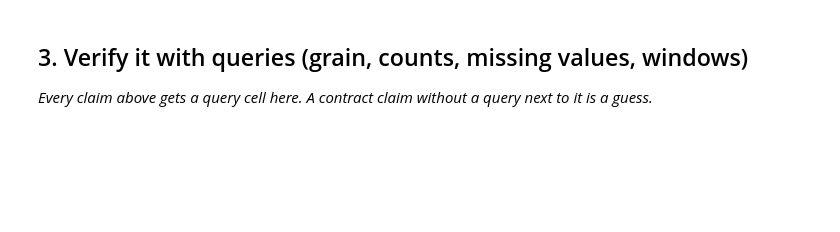
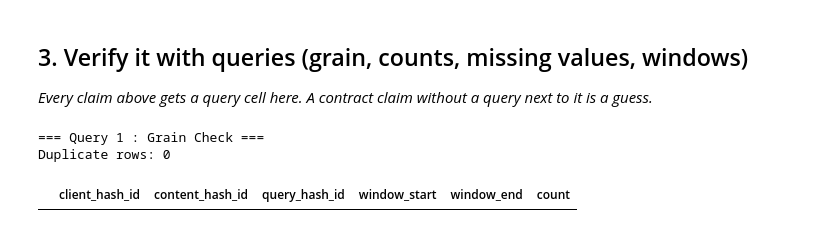
Before and after one commit to Epinnn14/Flyrank-ML-Intern, a Jupyter notebook: work/notebooks/w03_data_contract.ipynb, the cells around one changed output. Saved outputs shown, nothing was run; the diff lists cells and outputs as text; code cells hidden in the pictures; blank space fills up the shorter version.

```diff
--- a/work/notebooks/w03_data_contract.ipynb
+++ b/work/notebooks/w03_data_contract.ipynb
@@ -24,3 +153,30 @@ This skeleton is yours to fill. Work the sections **in order** — each one has
 ## 3. Verify it with queries (grain, counts, missing values, windows)
 
 *Every claim above gets a query cell here. A contract claim without a query next to it is a guess.*
+# %%
+# This cell is for CODE (numbers, a query, a check).
+# Write your text answer in the cell ABOVE this one — typing sentences here breaks Run All.
+
+print("=== Query 1 : Grain Check ===")
+
+grain = (
+    analysis_df
+    .groupby([
+        "client_hash_id",
+        "content_hash_id",
+        "query_hash_id",
+        "window_start",
+        "window_end"
+    ])
+    .size()
+    .reset_index(name="count")
+)
+
+duplicates = grain[grain["count"] > 1]
+
+print("Duplicate rows:", len(duplicates))
+duplicates.head()
+# %% [output]
+=== Query 1 : Grain Check ===
+Duplicate rows: 0
+|  | client_hash_id | content_hash_id | query_hash_id | window_start | window_end | count |
```
Also changed, not shown: parts of 22 cells of this notebook.
